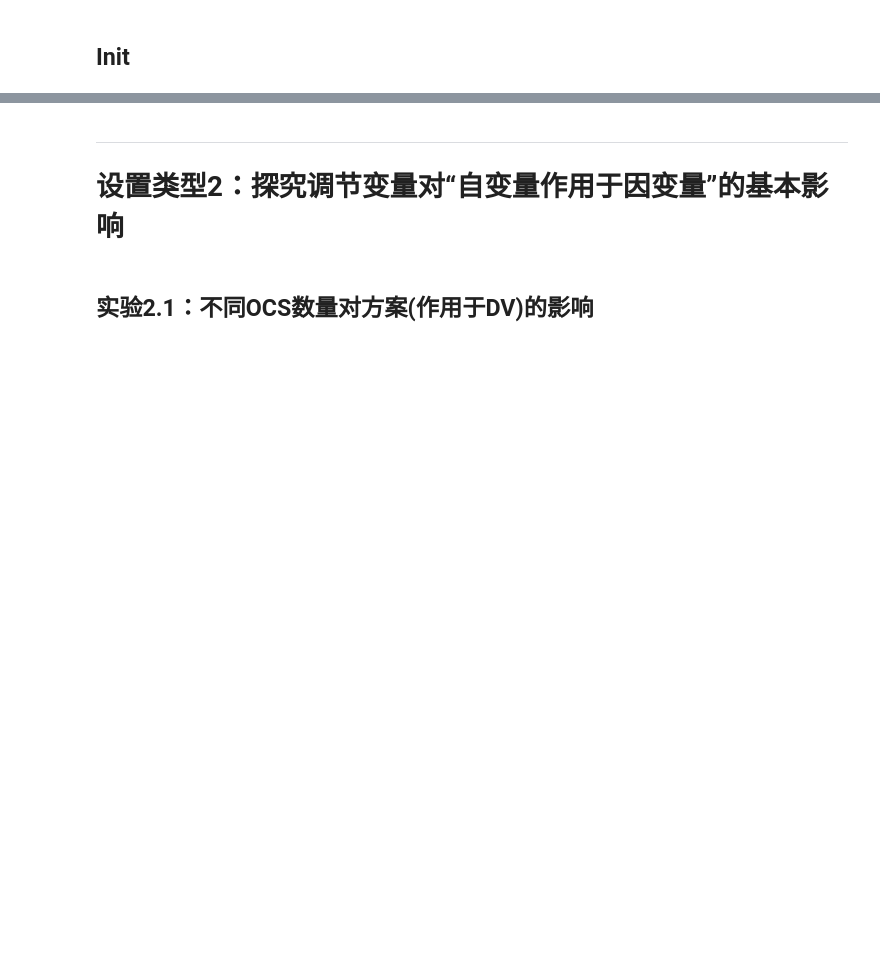
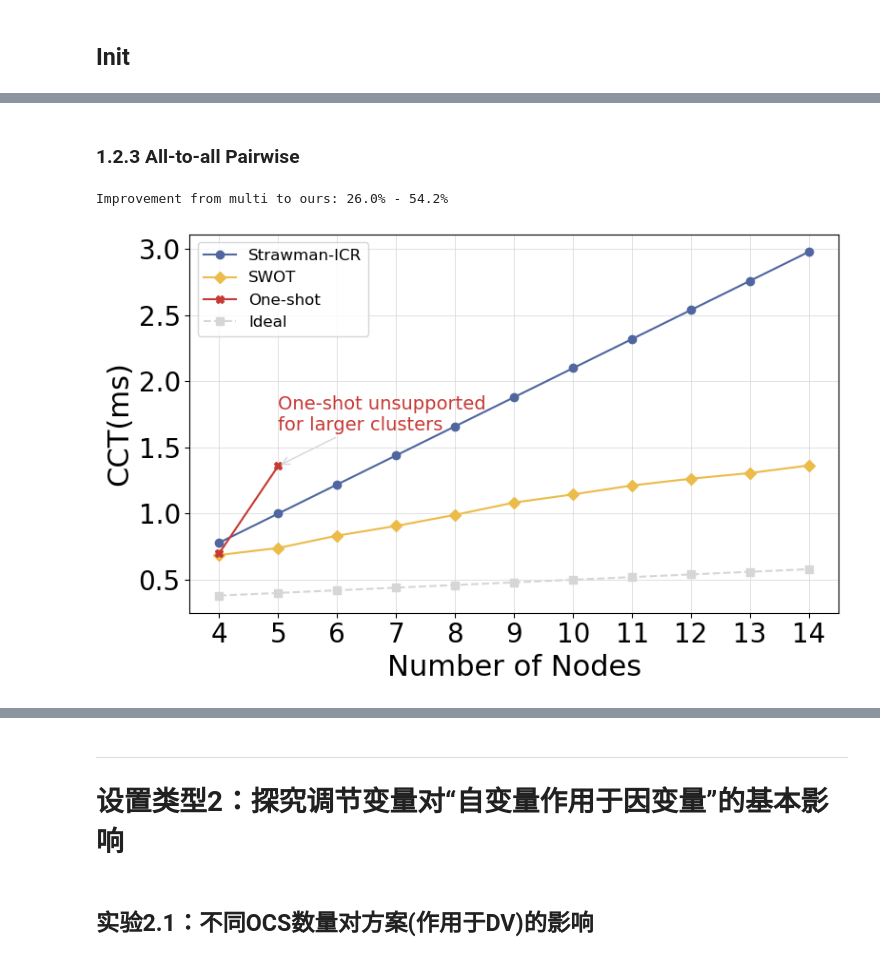
Before and after one commit to ZER0-Nu1L/overlap4ocs, a Jupyter notebook: scripts/simulation_fig.ipynb, the cells around one changed output, grey strips where cells are left out. Saved outputs shown, nothing was run; the diff lists cells and outputs as text; code cells hidden in the pictures; blank space fills up the shorter version.

```diff
--- a/scripts/simulation_fig.ipynb
+++ b/scripts/simulation_fig.ipynb
@@ -697,0 +565,79 @@ plt.show()
+# %% [markdown]
+### 1.2.3 All-to-all Pairwise
+# %%
+# Load and filter data
+results_path = Path("../logs/matrix_results-exp1.2-pair.csv")
+df = pd.read_csv(results_path)
+
+target_config = {
+    "status": "success",
+    "alg": "a2a_pairwise",
+    "k": 4,
+    "B": 25,
+}
+
+filtered_a2a_pair_df = df[(df["algorithm"] == target_config["alg"]) &
+                 (df["k"] == target_config["k"]) &
+                 (df["status"] == target_config["status"]) &
+                 (np.isclose(df["B"], target_config["B"]))].copy()
+# %%
+# Sort by number of nodes to ensure proper order
+filtered_a2a_pair_df = filtered_a2a_pair_df.sort_values('p')
+
+# Extract data for plotting
+num_gpus = filtered_a2a_pair_df['p'].tolist()
+gpu_labels = [str(x) for x in num_gpus]
+
+CCT_multi   = filtered_a2a_pair_df['baseline_cct'].tolist()
+CCT_ours    = filtered_a2a_pair_df['optimized_cct'].tolist()
+CCT_one     = filtered_a2a_pair_df['oneshot_cct'].tolist()
+CCT_ideal   = filtered_a2a_pair_df['ideal_cct'].tolist()
+
+# Calculate improvement ratios (excluding first data point)
+multi_to_ours = [(1 - ours/multi) * 100 for multi, ours in zip(CCT_multi[1:], CCT_ours[1:]) if multi > 0]
+print(f"Improvement from multi to ours: {min(multi_to_ours):.1f}% - {max(multi_to_ours):.1f}%")
+
+# Create mask for valid One-shot data (non-NaN)
+mask = np.array([x is not None and not pd.isna(x) for x in CCT_one])
+
+# Check where One-shot data ends to place annotation
+oneshot_limit_idx = np.where(mask)[0][-1] if np.any(mask) else 0
+oneshot_limit_p = num_gpus[oneshot_limit_idx]
+
+# Set figure size and style parameters
+plt.figure(figsize=(8, 5))
+plt.rc('font', size=10)
+plt.rc('axes', labelsize=22)
+plt.rc('xtick', labelsize=20)
+plt.rc('ytick', labelsize=20)
+plt.rc('legend', fontsize=12)
+
+# Plot data
+plt.plot(num_gpus, CCT_multi, linestyle='solid', c='#4f669f', marker='o', label='Strawman-ICR')
+plt.plot(num_gpus, CCT_ours, linestyle='solid', c='#ecbc4a', marker='D', label='SWOT')
+plt.plot(np.array(num_gpus)[mask], np.array(CCT_one)[mask],
+         linestyle='solid', c='#c73934', marker='X', label='One-shot')
+plt.plot(num_gpus, CCT_ideal, linestyle='dashed', c='#d5d6d5', marker='s', label='Ideal')
+
+# Add annotation for One-shot limitation
+if np.any(mask):
+    plt.annotate('One-shot unsupported\nfor larger clusters',
+                 xy=(oneshot_limit_p, CCT_one[oneshot_limit_idx]),
+                 xytext=(oneshot_limit_p * 1, max(CCT_one[oneshot_limit_idx], CCT_multi[oneshot_limit_idx])*1.2),
+                 arrowprops=dict(arrowstyle="->", color="#d5d6d5", linewidth=1),
+                 color='#c73934', fontsize=14)
+
+# Formatting
+plt.xlabel('Number of Nodes')
+plt.ylabel('CCT(ms)')
+# plt.xscale('log')
+plt.xticks(num_gpus, gpu_labels)
+plt.grid(axis='both', which='major', color='#d5d6d5', linewidth=0.5)
+
+plt.tight_layout()
+plt.legend()
+plt.savefig('figures/exp1.2-a2a_pair.pdf', bbox_inches='tight')
+plt.show()
+# %% [output]
+Improvement from multi to ours: 26.0% - 54.2%
+[figure, added]
```
Also changed, not shown: parts of 80 cells of this notebook, 13 other files.
